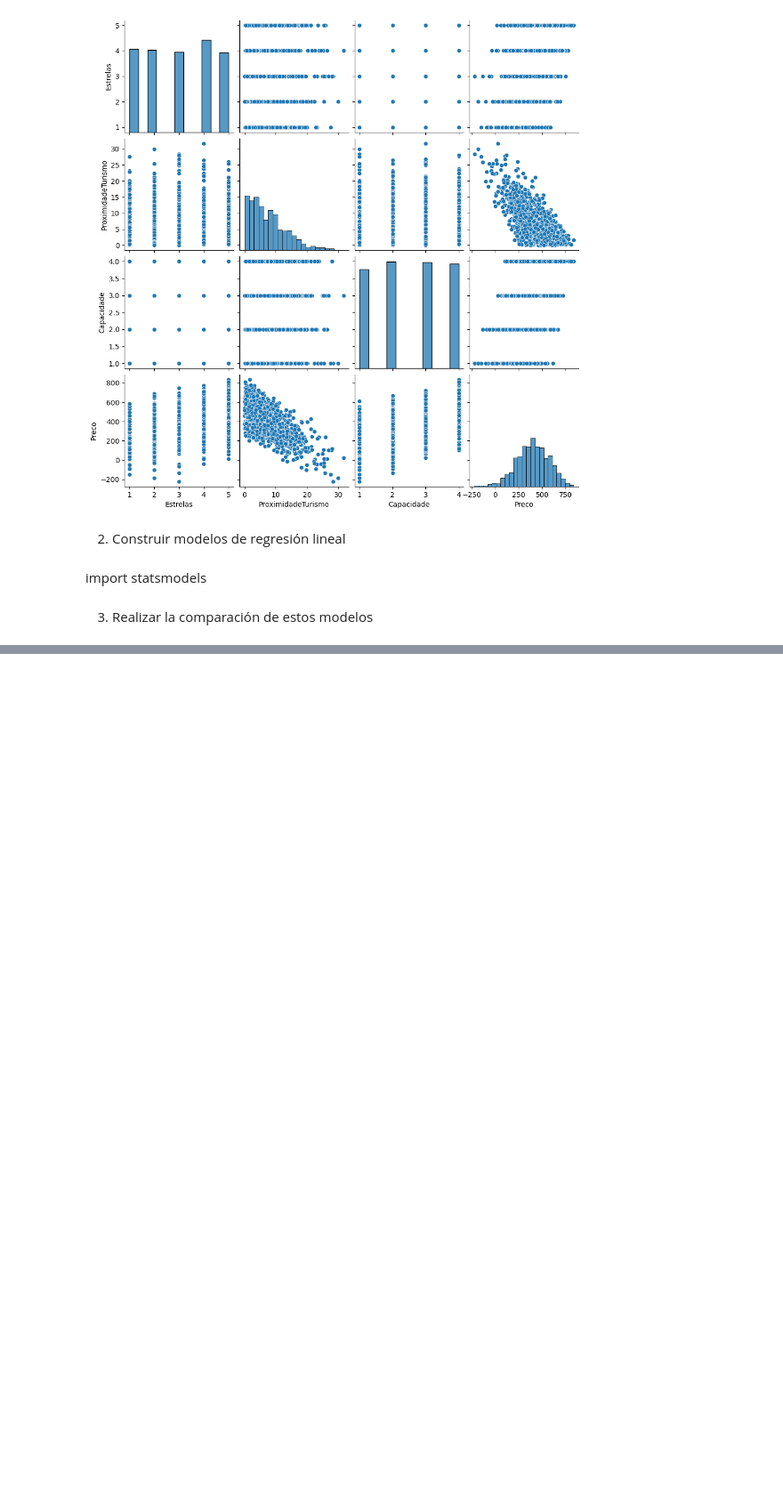
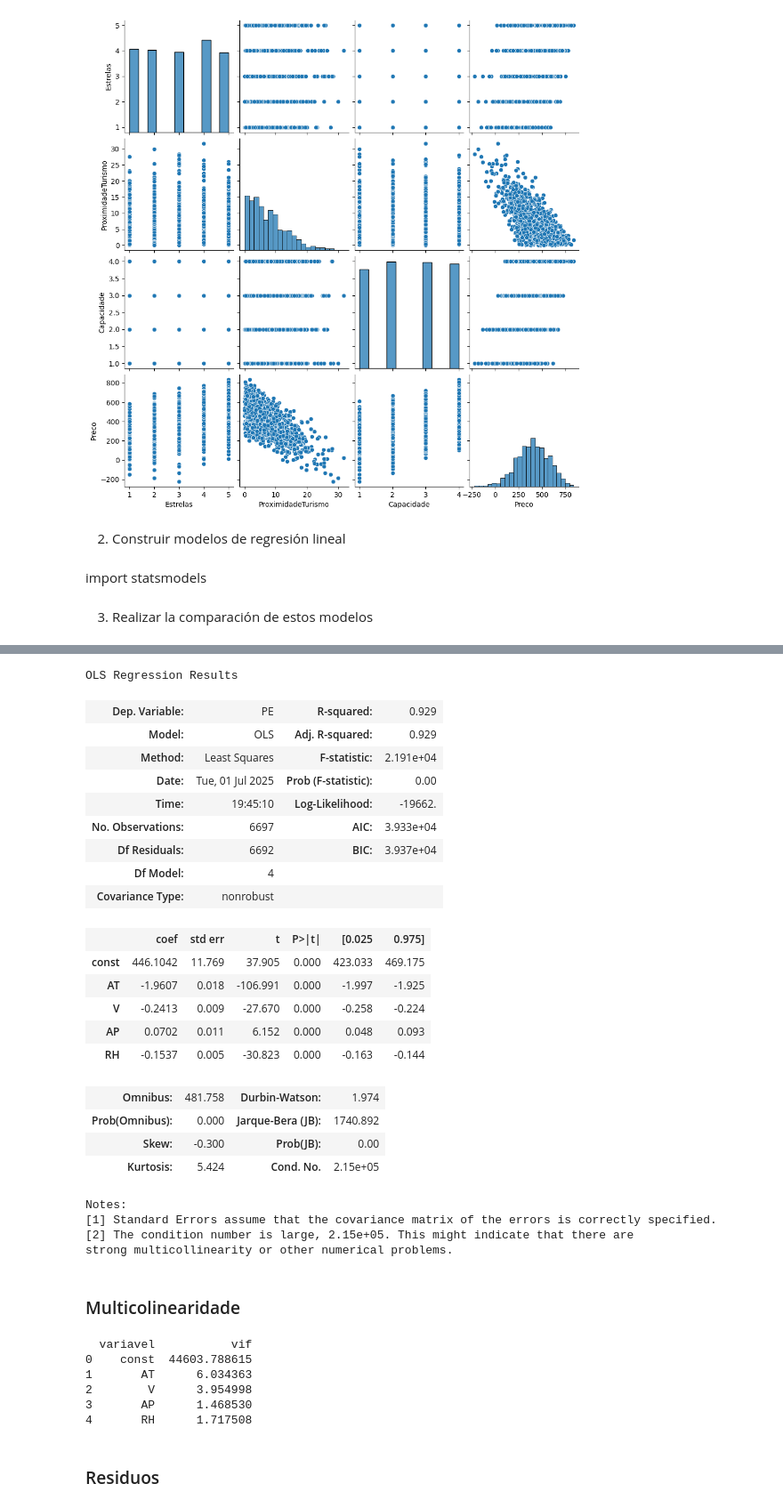
Before and after one commit to Zuzed22/Regresi-n-lineal, a Jupyter notebook: Ejercicios.ipynb, the cells around one changed output, grey strips where cells are left out. Shown at 89% size. Cells and saved outputs as stored; diff of their text form; code cells hidden in the pictures; blank space fills up the shorter version.

```diff
--- a/Ejercicios.ipynb
+++ b/Ejercicios.ipynb
@@ -83,0 +106,5 @@ Notes:
+# %%
+y = df['PE']
+X = df.drop(columns=['PE'])
+# %%
+X_train, X_test, y_train, y_test = train_test_split(X, y, test_size=0.3, random_state=230)
@@ -83,0 +113,34 @@ Notes:
+# %%
+#adicionando o constante
+X_train= sm.add_constant(X_train)
+# %%
+modelo = sm.OLS(y_train,X_train).fit()
+# %%
+modelo.summary()
+# %% [output]
+OLS Regression Results
+| Dep. Variable: | PE | R-squared: | 0.929 |
+| Model: | OLS | Adj. R-squared: | 0.929 |
+| Method: | Least Squares | F-statistic: | 2.191e+04 |
+| Date: | Tue, 01 Jul 2025 | Prob (F-statistic): | 0.00 |
+| Time: | 19:45:10 | Log-Likelihood: | -19662. |
+| No. Observations: | 6697 | AIC: | 3.933e+04 |
+| Df Residuals: | 6692 | BIC: | 3.937e+04 |
+| Df Model: | 4 |  |  |
+| Covariance Type: | nonrobust |  |  |
+|  | coef | std err | t | P>|t| | [0.025 | 0.975] |
+| const | 446.1042 | 11.769 | 37.905 | 0.000 | 423.033 | 469.175 |
+| AT | -1.9607 | 0.018 | -106.991 | 0.000 | -1.997 | -1.925 |
+| V | -0.2413 | 0.009 | -27.670 | 0.000 | -0.258 | -0.224 |
+| AP | 0.0702 | 0.011 | 6.152 | 0.000 | 0.048 | 0.093 |
+| RH | -0.1537 | 0.005 | -30.823 | 0.000 | -0.163 | -0.144 |
+| Omnibus: | 481.758 | Durbin-Watson: | 1.974 |
+| Prob(Omnibus): | 0.000 | Jarque-Bera (JB): | 1740.892 |
+| Skew: | -0.300 | Prob(JB): | 0.00 |
+| Kurtosis: | 5.424 | Cond. No. | 2.15e+05 |
+Notes:
+[1] Standard Errors assume that the covariance matrix of the errors is correctly specified.
+[2] The condition number is large, 2.15e+05. This might indicate that there are
+strong multicollinearity or other numerical problems.
+# %% [markdown]
+### Multicolinearidade
@@ -83,0 +151,17 @@ Notes:
+# %%
+vif_1 = pd.DataFrame()
+vif_1["variavel"] = explicativas
+
+vif_1["vif"] = [variance_inflation_factor(X_train[explicativas].values, i)
+                          for i in range(len(explicativas))]
+
+print(vif_1)
+# %% [output]
+  variavel           vif
+0    const  44603.788615
+1       AT      6.034363
+2        V      3.954998
+3       AP      1.468530
+4       RH      1.717508
+# %% [markdown]
+### Residuos
```
Also changed, not shown: parts of 14 cells of this notebook.
